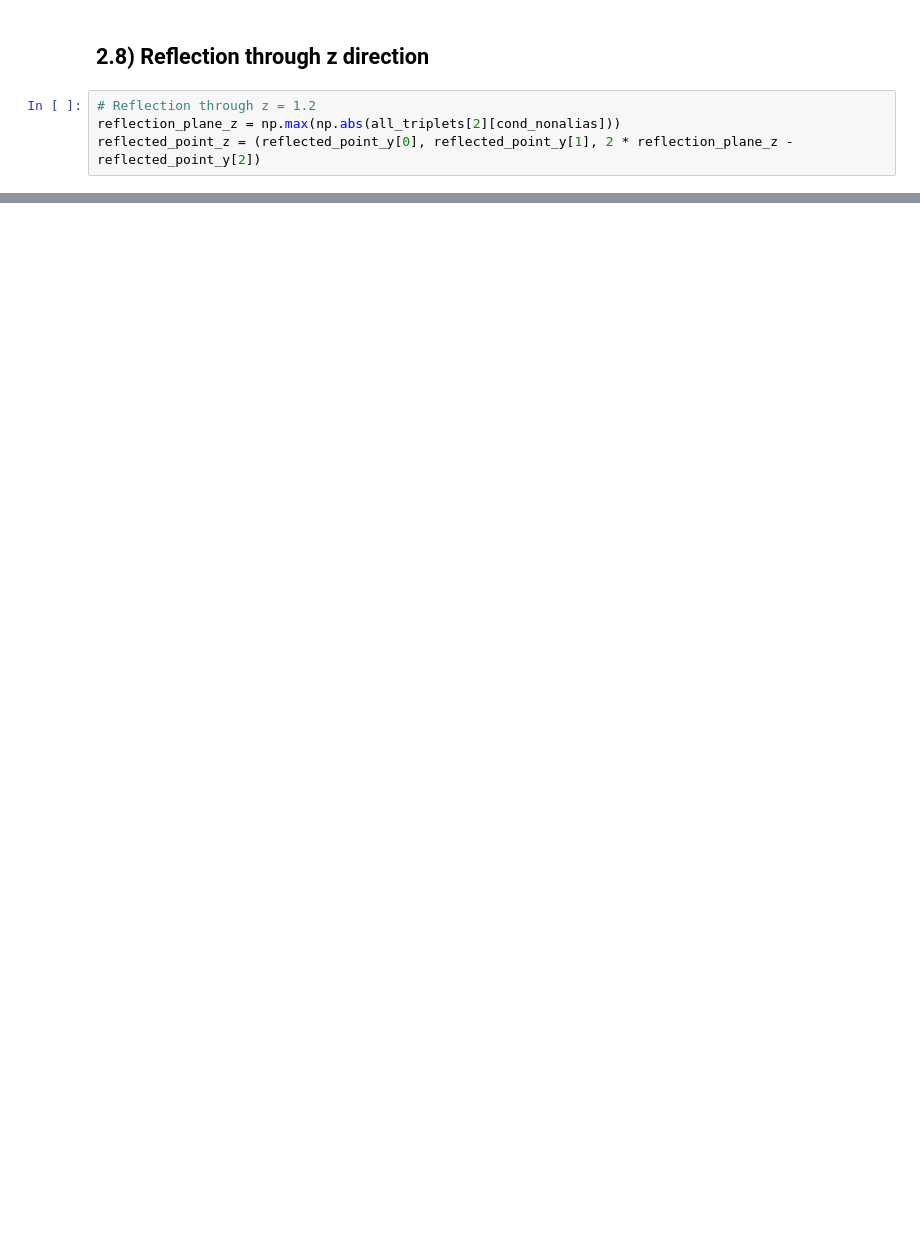
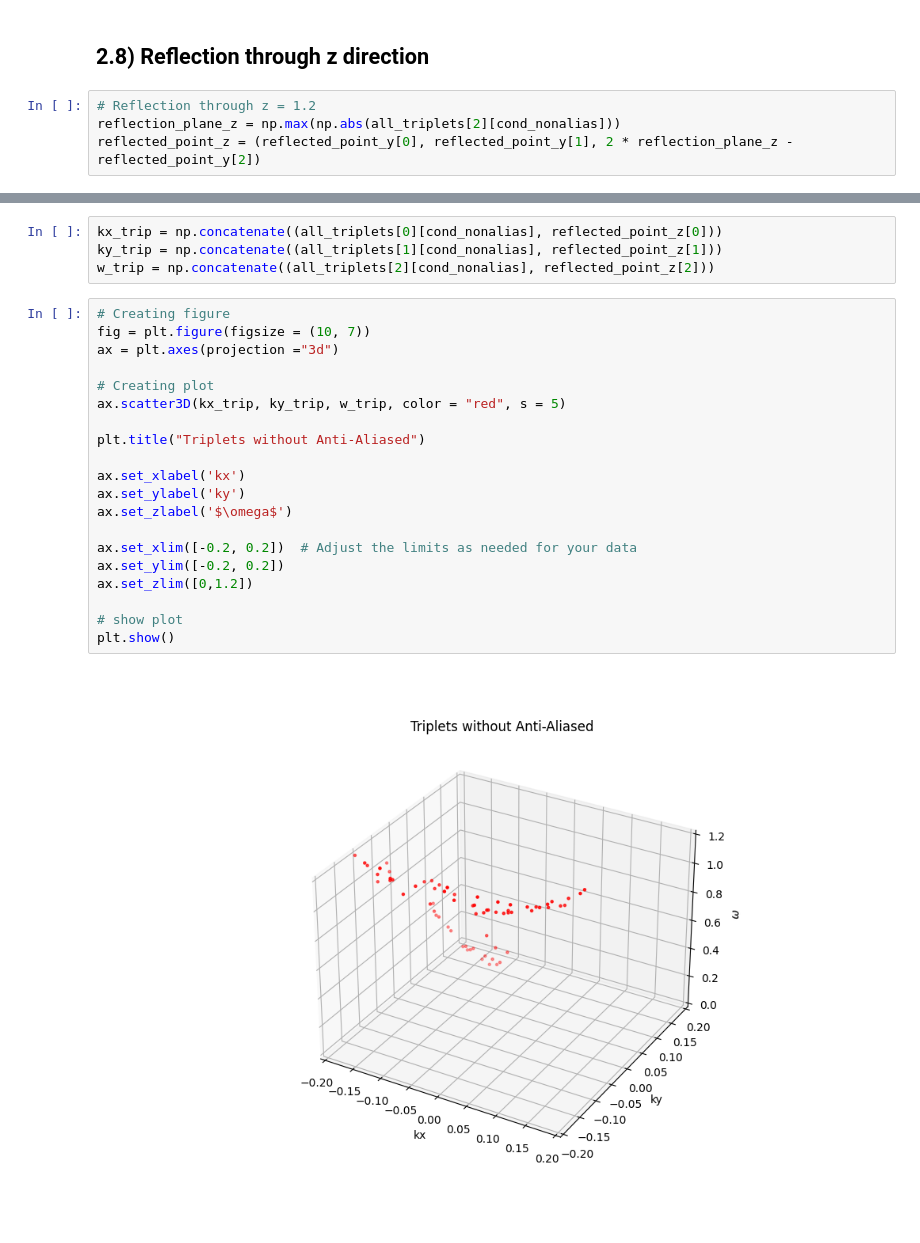
Before and after one commit to joeyanderson1/4th-Year-Thesis, a Jupyter notebook: Surface Interpolation Technique + Aliasing.ipynb, the cells around one changed output, grey strips where cells are left out. Cells and saved outputs as stored; diff of their text form; blank space fills up the shorter version.

```diff
--- a/Surface Interpolation Technique + Aliasing.ipynb
+++ b/Surface Interpolation Technique + Aliasing.ipynb
@@ -472,0 +354,26 @@ np.min(-ky_trip[cond_high_k])
+# %%
+kx_trip = np.concatenate((all_triplets[0][cond_nonalias], reflected_point_z[0]))
+ky_trip = np.concatenate((all_triplets[1][cond_nonalias], reflected_point_z[1]))
+w_trip = np.concatenate((all_triplets[2][cond_nonalias], reflected_point_z[2]))
+# %%
+# Creating figure
+fig = plt.figure(figsize = (10, 7))
+ax = plt.axes(projection ="3d")
+
+# Creating plot
+ax.scatter3D(kx_trip, ky_trip, w_trip, color = "red", s = 5)
+
+plt.title("Triplets without Anti-Aliased")
+
+ax.set_xlabel('kx')
+ax.set_ylabel('ky')
+ax.set_zlabel('$\omega$')
+
+ax.set_xlim([-0.2, 0.2])  # Adjust the limits as needed for your data
+ax.set_ylim([-0.2, 0.2])
+ax.set_zlim([0,1.2])
+
+# show plot
+plt.show()
+# %% [output]
+[figure, added]
```
Also changed, not shown: parts of 66 cells of this notebook.
